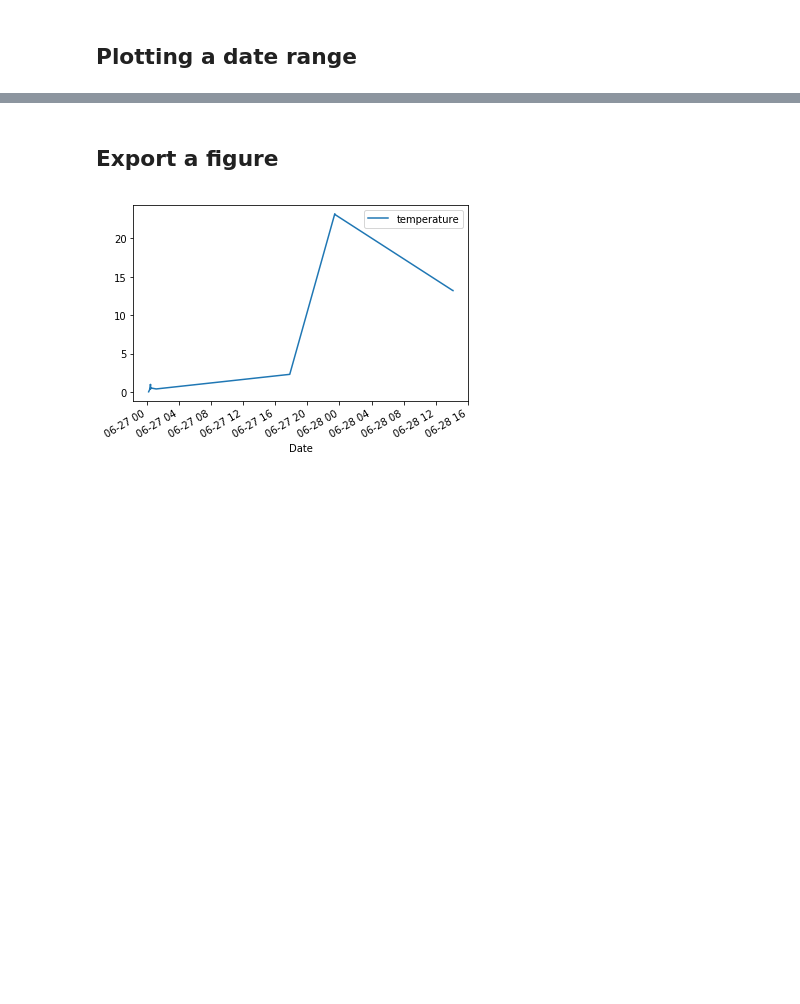
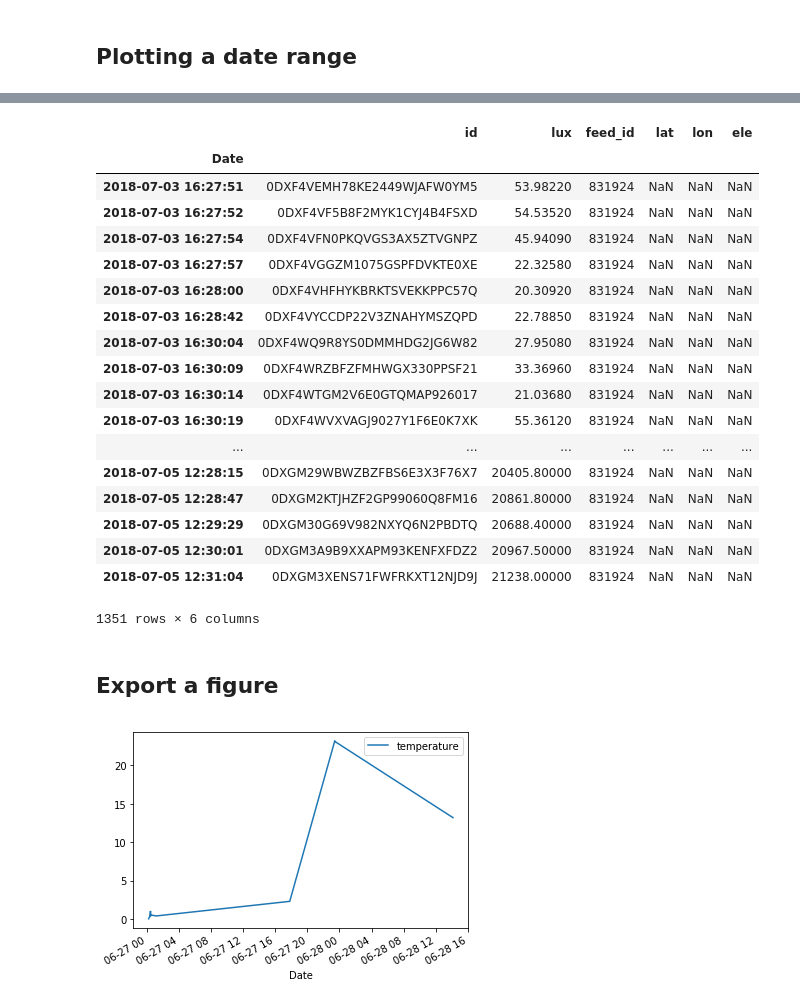
Before and after one commit to physcomp-iot-python/course-notebooks, a Jupyter notebook: data-analysis-adafruit-io/reading_adafruit_io.ipynb, the cells around one changed output, grey strips where cells are left out. Cells and saved outputs as stored; diff of their text form; code cells hidden in the pictures; blank space fills up the shorter version.

```diff
--- a/data-analysis-adafruit-io/reading_adafruit_io.ipynb
+++ b/data-analysis-adafruit-io/reading_adafruit_io.ipynb
@@ -75,3 +80,25 @@ data['6/27/2018':'6/28/2018'].plot(y='temperature')
+# %%
+df[datetime(2018, 6, 27,1):]
+# %% [output]
+|  | id | lux | feed_id | lat | lon | ele |
+| Date |  |  |  |  |  |  |
+| 2018-07-03 16:27:51 | 0DXF4VEMH78KE2449WJAFW0YM5 | 53.98220 | 831924 | NaN | NaN | NaN |
+| 2018-07-03 16:27:52 | 0DXF4VF5B8F2MYK1CYJ4B4FSXD | 54.53520 | 831924 | NaN | NaN | NaN |
+| 2018-07-03 16:27:54 | 0DXF4VFN0PKQVGS3AX5ZTVGNPZ | 45.94090 | 831924 | NaN | NaN | NaN |
+| 2018-07-03 16:27:57 | 0DXF4VGGZM1075GSPFDVKTE0XE | 22.32580 | 831924 | NaN | NaN | NaN |
+| 2018-07-03 16:28:00 | 0DXF4VHFHYKBRKTSVEKKPPC57Q | 20.30920 | 831924 | NaN | NaN | NaN |
+| 2018-07-03 16:28:42 | 0DXF4VYCCDP22V3ZNAHYMSZQPD | 22.78850 | 831924 | NaN | NaN | NaN |
+| 2018-07-03 16:30:04 | 0DXF4WQ9R8YS0DMMHDG2JG6W82 | 27.95080 | 831924 | NaN | NaN | NaN |
+| 2018-07-03 16:30:09 | 0DXF4WRZBFZFMHWGX330PPSF21 | 33.36960 | 831924 | NaN | NaN | NaN |
+| 2018-07-03 16:30:14 | 0DXF4WTGM2V6E0GTQMAP926017 | 21.03680 | 831924 | NaN | NaN | NaN |
+| 2018-07-03 16:30:19 | 0DXF4WVXVAGJ9027Y1F6E0K7XK | 55.36120 | 831924 | NaN | NaN | NaN |
+| ... | ... | ... | ... | ... | ... | ... |
+| 2018-07-05 12:28:15 | 0DXGM29WBWZBZFBS6E3X3F76X7 | 20405.80000 | 831924 | NaN | NaN | NaN |
+| 2018-07-05 12:28:47 | 0DXGM2KTJHZF2GP99060Q8FM16 | 20861.80000 | 831924 | NaN | NaN | NaN |
+| 2018-07-05 12:29:29 | 0DXGM30G69V982NXYQ6N2PBDTQ | 20688.40000 | 831924 | NaN | NaN | NaN |
+| 2018-07-05 12:30:01 | 0DXGM3A9B9XXAPM93KENFXFDZ2 | 20967.50000 | 831924 | NaN | NaN | NaN |
+| 2018-07-05 12:31:04 | 0DXGM3XENS71FWFRKXT12NJD9J | 21238.00000 | 831924 | NaN | NaN | NaN |
+1351 rows × 6 columns
 # %% [markdown]
 ## Export a figure
 # %%
```
Also changed, not shown: parts of 11 cells of this notebook.
